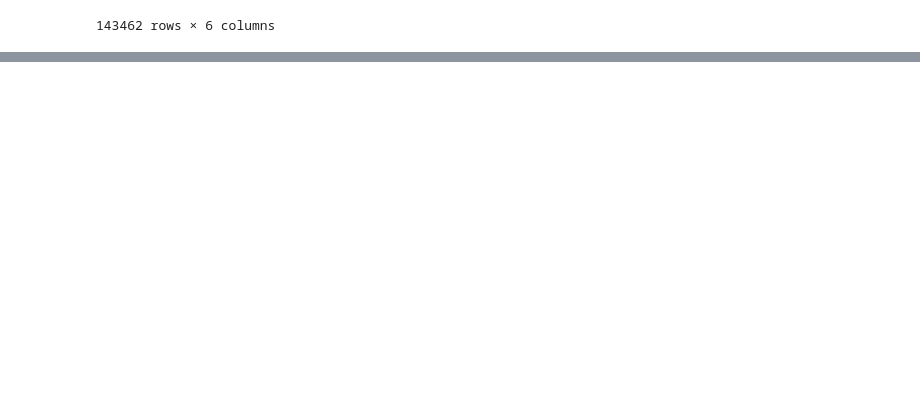
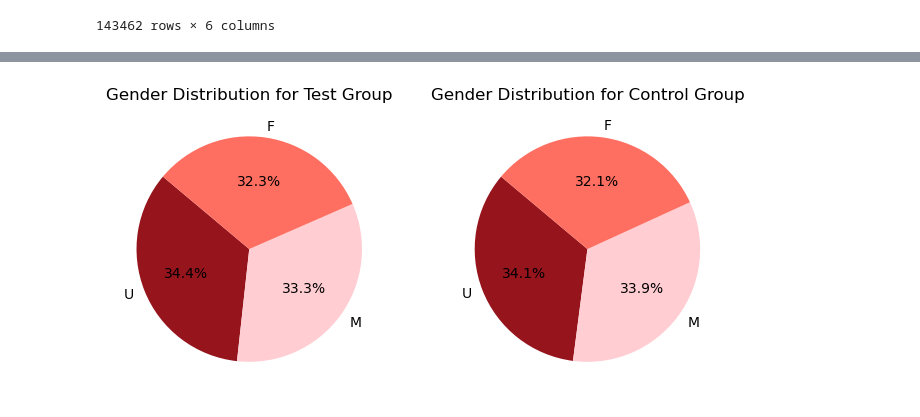
Before and after one commit to BonGoan/vanguard-ab-test, a Jupyter notebook: 02_jupyter_notebooks/vanguard-ab-test-Lucie.ipynb, the cells around one changed output, grey strips where cells are left out. Drawn from its saved outputs; the diff is of its cells as text; code cells hidden in the pictures; blank space fills up the shorter version.

Commit message:
demographics graph

```diff
--- a/02_jupyter_notebooks/vanguard-ab-test-Lucie.ipynb
+++ b/02_jupyter_notebooks/vanguard-ab-test-Lucie.ipynb
@@ -124,0 +162,12 @@ Length: 70609, dtype: bool
+# %%
+df_final_demo.shape
+
+df_final_demo_client_id = pd.merge(df_final_experiment_clients,df_final_demo, on = 'client_id', how = 'inner')
+
+
+#Clean gender column from demographics table
+df_final_demo_client_id['gendr']=df_final_demo_client_id['gendr'].replace('X','U')
+gender_ratios = df_final_demo_client_id['gendr'].value_counts(normalize=True)
+print(gender_ratios)
+
+df_final_demo_client_id
@@ -124,0 +205,5 @@ Length: 70609, dtype: bool
+# %%
+
+df_final_demo_control = df_final_demo_client_id[df_final_demo_client_id['Variation'] == 'Control']
+
+df_final_demo_control.describe()
@@ -124,0 +220,4 @@ Length: 70609, dtype: bool
+# %%
+df_final_demo_test = df_final_demo_client_id[df_final_demo_client_id['Variation'] == 'Test']
+
+df_final_demo_test.describe()
@@ -124,0 +234,24 @@ Length: 70609, dtype: bool
+# %%
+gender_ratios_test = df_final_demo_test['gendr'].value_counts(normalize=True)
+gender_ratios_control = df_final_demo_control['gendr'].value_counts(normalize=True)
+
+labels_test = gender_ratios_test.index
+sizes_test = gender_ratios_test.values
+labels_control = gender_ratios_control.index
+sizes_control = gender_ratios_control.values
+
+colors = ['#96151d', '#FFCDD2', '#FF6F61']
+
+#96151d (actual vanguard red), #FFCDD2(light red/pink), D50000 (tomato red), #FF6F61 (light salmon)
+
+fig, axes = plt.subplots(1,2,figsize=(8,6))
+
+axes[0].pie(sizes_test, labels=labels_test, colors=colors, autopct='%1.1f%%', startangle=140)
+axes[1].pie(sizes_control, labels=labels_control, colors=colors, autopct='%1.1f%%', startangle=140)
+
+axes[0].set_title('Gender Distribution for Test Group')
+axes[1].set_title('Gender Distribution for Control Group')
+
+plt.show()
+# %% [output]
+[figure, added]
```
Also changed, not shown: parts of 10 cells of this notebook, 1 other file.
